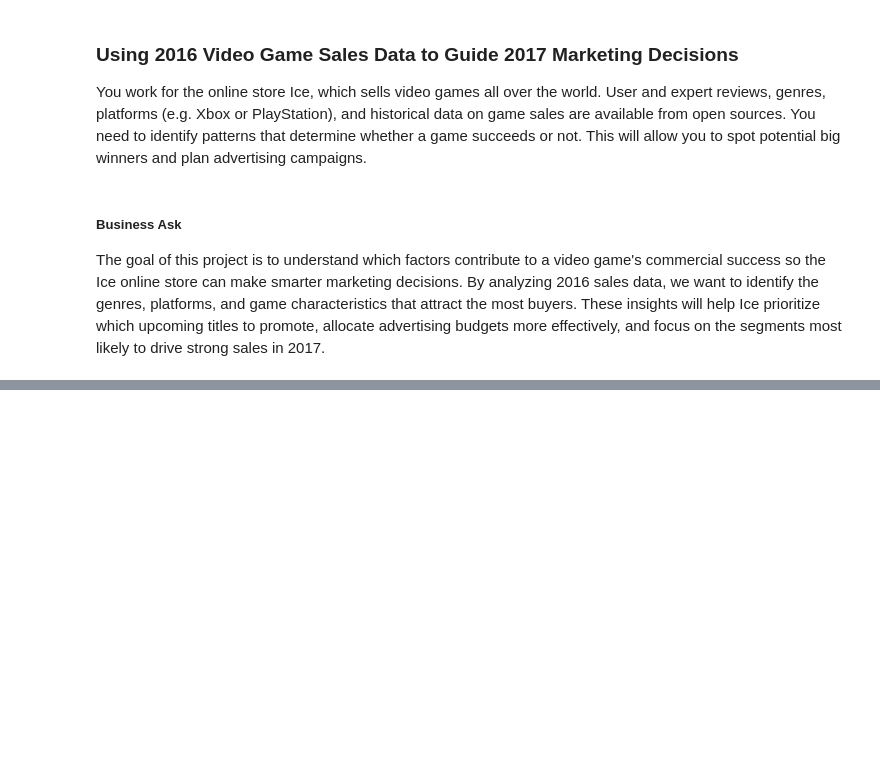
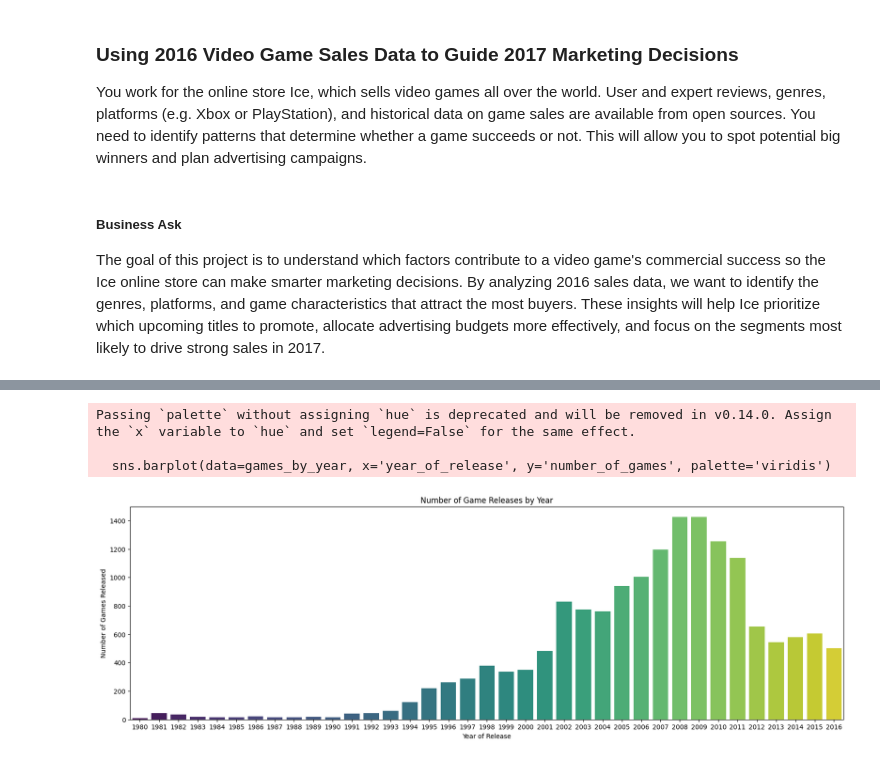
Before and after one commit to the-buike/game-sales-trends-2016-2017, a Jupyter notebook: games.ipynb, the cells around one changed output, grey strips where cells are left out. Drawn from its saved outputs; the diff is of its cells as text; code cells hidden in the pictures; blank space fills up the shorter version.

```diff
--- a/games.ipynb
+++ b/games.ipynb
@@ -15,0 +241,4 @@ games_url =
+# %%
+#force convert user_score to numeric, setting errors='coerce' to handle 'tbd' values
+games['user_score'] = pd.to_numeric(games['user_score'], errors='coerce')
+games['user_score'].dtype
@@ -15,0 +338,6 @@ games_url =
+# %%
+#Drop missing rows in 'name' and 'genre' columns
+games = games.dropna(subset=['name', 'genre'])
+
+show_missing_rows(games, 'name')
+show_missing_rows(games, 'genre')
@@ -15,0 +376,4 @@ games_url =
+# %%
+# Calculate for total sales column
+games['total_sales'] = (games['na_sales'] + games['eu_sales'] + games['jp_sales'] + games['other_sales'])
+display(games.head())
@@ -15,0 +391,4 @@ games_url =
+# %%
+# Create a DataFrame with game releases by year
+games_by_year = games.groupby('year_of_release').size().reset_index(name='number_of_games')
+games_by_year
@@ -15,0 +413,13 @@ games_url =
+# %%
+## Visualize the distribution of games across years
+plt.figure(figsize=(20, 6))
+sns.barplot(data=games_by_year, x='year_of_release', y='number_of_games', palette='viridis')
+plt.title('Number of Game Releases by Year')
+plt.xlabel('Year of Release')
+plt.ylabel('Number of Games Released')
+plt.show()
+# %% [output]
+Passing `palette` without assigning `hue` is deprecated and will be removed in v0.14.0. Assign the `x` variable to `hue` and set `legend=False` for the same effect.
+
+  sns.barplot(data=games_by_year, x='year_of_release', y='number_of_games', palette='viridis')
+[figure, added]
```
Also changed, not shown: parts of 30 cells of this notebook.
